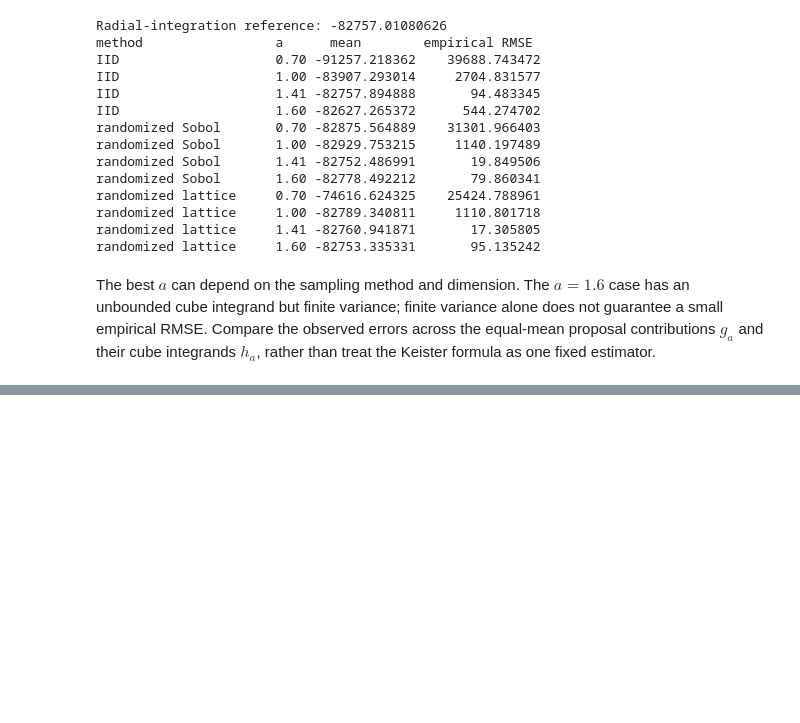
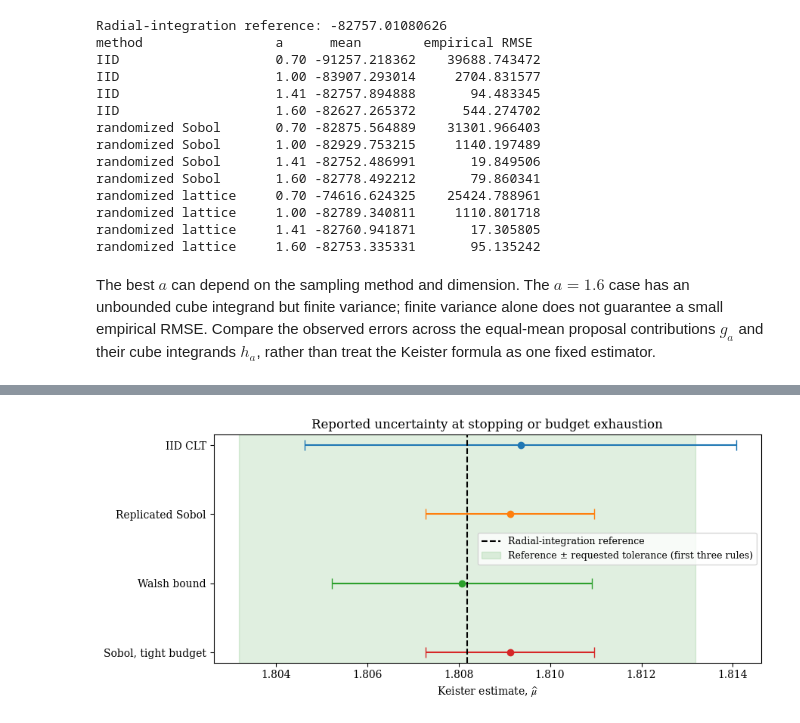
Before and after one commit to fjhickernell/MATH565Fall2026, a Jupyter notebook: notebooks/applications/KeisterExample.ipynb, the cells around one changed output, grey strips where cells are left out. Drawn from its saved outputs; the diff is of its cells as text; code cells hidden in the pictures; blank space fills up the shorter version.

Commit message:
Add stopping demonstrations and complete notebook notation audit

```diff
--- a/notebooks/applications/KeisterExample.ipynb
+++ b/notebooks/applications/KeisterExample.ipynb
@@ -182,0 +254,19 @@ The best $a$ can depend on the sampling method and dimension. The $a=1.6$ case h
+# %%
+with plt.rc_context({"font.family": "serif", "mathtext.fontset": "stix"}):
+    fig, ax = plt.subplots(figsize=(9, 4))
+    for i, row in enumerate(stopping_rows):
+        name, tol, estimate, low, high, radius, count, decision, error = row
+        ax.errorbar(estimate, i, xerr=[[estimate-low], [high-estimate]],
+                    fmt="o", capsize=5, label=None)
+    ax.axvline(reference, color="black", linestyle="--", label="Radial-integration reference")
+    ax.axvspan(reference-tolerance, reference+tolerance, alpha=0.12,
+               color="green", label="Reference ± requested tolerance (first three rules)")
+    ax.set(yticks=np.arange(len(stopping_rows)),
+           yticklabels=[row[0] for row in stopping_rows],
+           xlabel=r"Keister estimate, $\widehat{\mu}$",
+           title="Reported uncertainty at stopping or budget exhaustion")
+    ax.invert_yaxis()
+    ax.legend(loc="best", fontsize=9)
+    fig.tight_layout()
+# %% [output]
+[figure, added]
```
Also changed, not shown: parts of 5 cells of this notebook, 11 other files.
